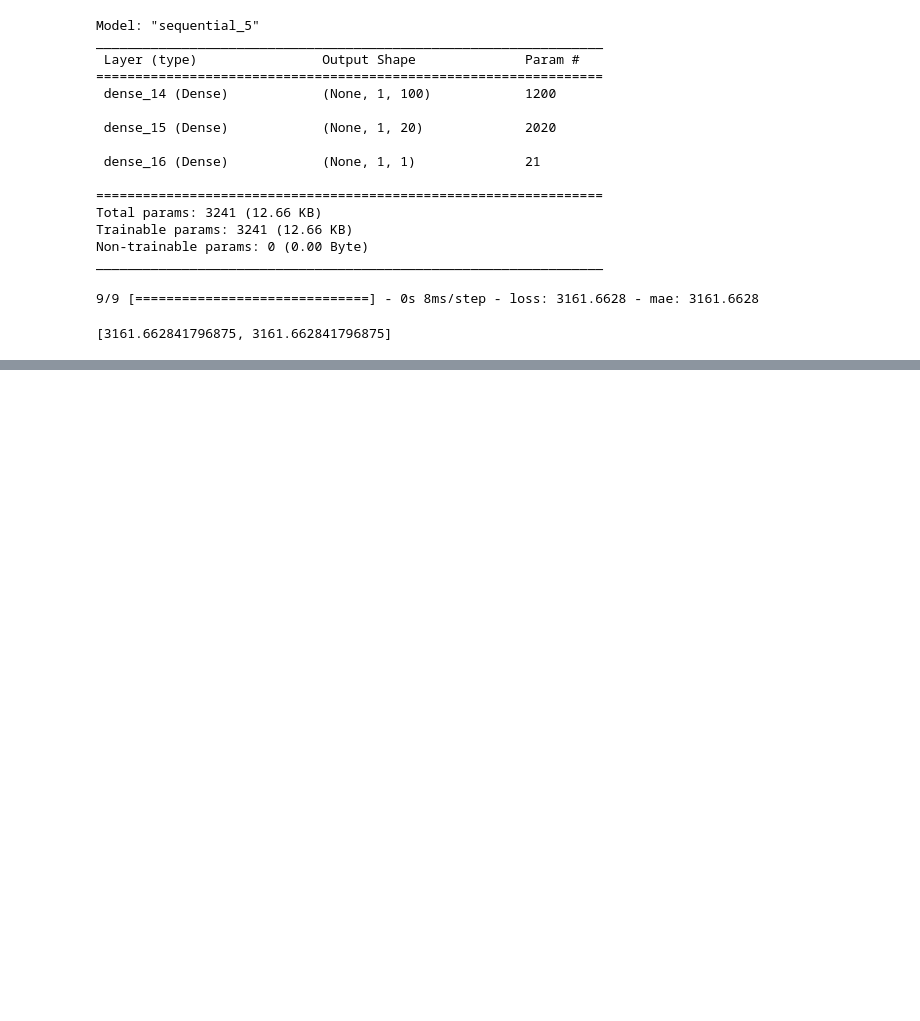
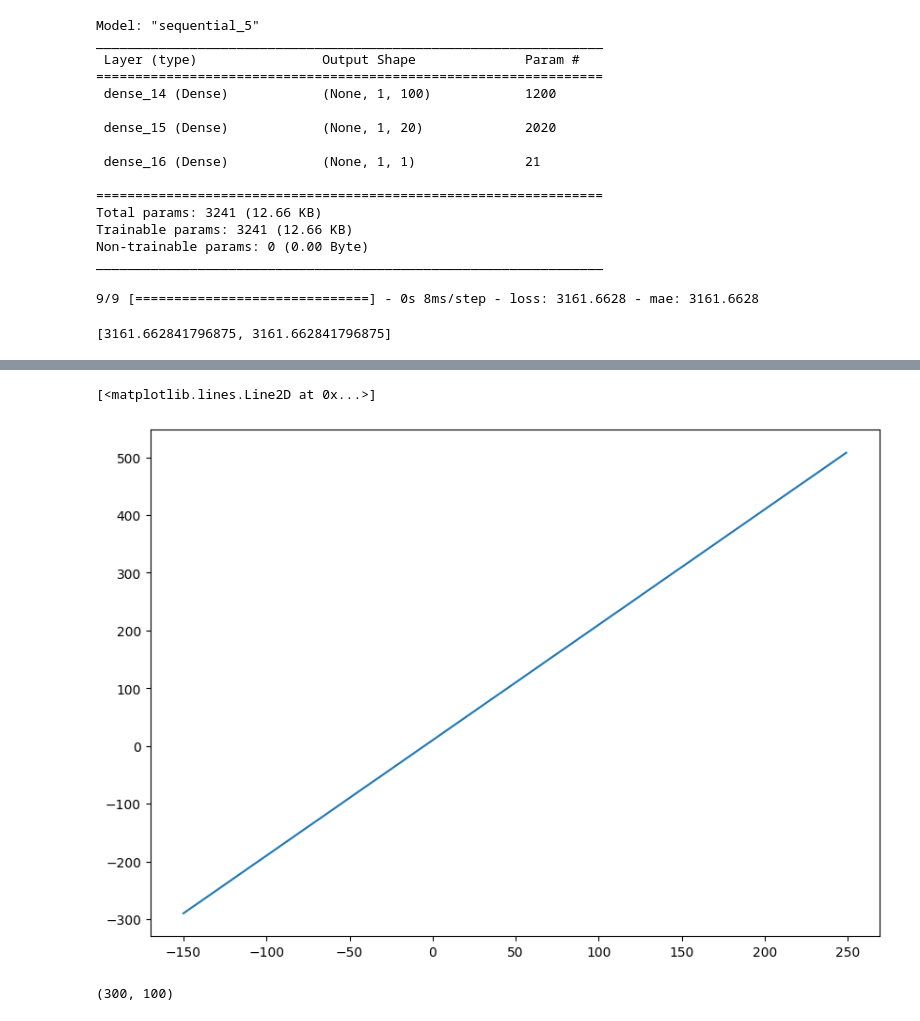
Before and after one commit to SheshamJoseph/Deep-Learning-with-Tensorflow-ZTM, a Jupyter notebook: 01_neural_net_regression.ipynb, the cells around one changed output, grey strips where cells are left out. Drawn from its saved outputs; the diff is of its cells as text; code cells hidden in the pictures; blank space fills up the shorter version.

Commit message:
completed regression exercises

```diff
--- a/01_neural_net_regression.ipynb
+++ b/01_neural_net_regression.ipynb
@@ -932,0 +935,7 @@ insurance_model_4.evaluate(X_test_normal, y_test)
+# %%
+# 1. Create your own regression data set and fit a model
+import tensorflow as tf
+tf.random.set_seed(42)
+X = tf.range(-150, 250)
+y = 2*X + 10
+X, y
@@ -932,0 +960,18 @@ insurance_model_4.evaluate(X_test_normal, y_test)
+# %%
+# plot the data
+import matplotlib.pyplot as plt
+plt.figure(figsize=(10, 7))
+plt.plot(X, y)
+# %% [output]
+[<matplotlib.lines.Line2D at 0x...>]
+[figure, added]
+# %%
+# split the data into training and test sets
+X_train = X[:300]
+X_test = X[300:]
+y_train = y[:300]
+y_test = y[300:]
+
+len(X_train), len(X_test)
+# %% [output]
+(300, 100)
```
Also changed, not shown: parts of 22 cells of this notebook.
